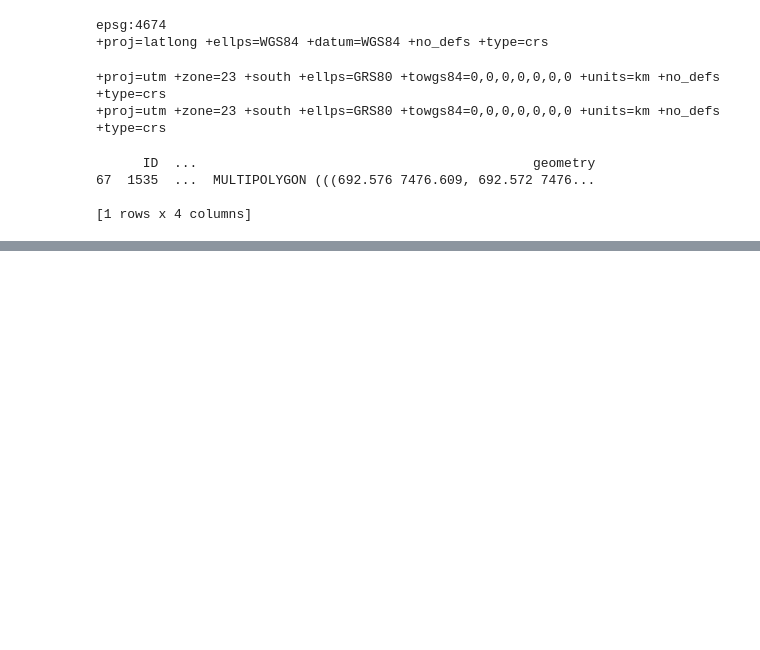
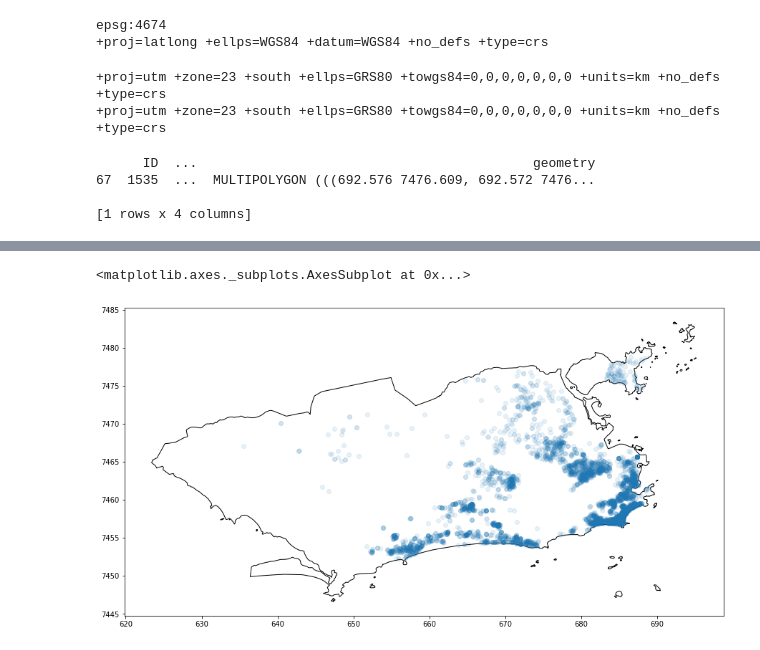
Before and after one commit to Nadyan/dados-geoespaciais, a Jupyter notebook: 2 - Locais no mapa e CRS.ipynb, the cells around one changed output, grey strips where cells are left out. Saved outputs shown, nothing was run; the diff lists cells and outputs as text; code cells hidden in the pictures; blank space fills up the shorter version.

```diff
--- a/2 - Locais no mapa e CRS.ipynb
+++ b/2 - Locais no mapa e CRS.ipynb
@@ -109,0 +165,3 @@ Agora, os dados Geometry não estão mais em Latitude e Longitude, e sim em Km.
+# %%
+esta_dentro = gdf_dados_imoveis['geometry'].within(rj.iloc[0].geometry)
+esta_dentro ## Series mostrando se cada ponto está dentro dos limites do município
@@ -109,0 +181,3 @@ Agora, os dados Geometry não estão mais em Latitude e Longitude, e sim em Km.
+# %%
+gdf_dados_imoveis = gdf_dados_imoveis[esta_dentro] ## Seleção apenas dos pontos dentro do limite do município
+gdf_dados_imoveis
@@ -109,0 +198,6 @@ Agora, os dados Geometry não estão mais em Latitude e Longitude, e sim em Km.
+# %%
+base = rj.plot(color='white', edgecolor='black', figsize=(15,15))
+gdf_dados_imoveis.plot(ax = base, figsize=(15,15), alpha = 0.1)
+# %% [output]
+<matplotlib.axes._subplots.AxesSubplot at 0x...>
+[figure, added]
```
Also changed, not shown: parts of 24 cells of this notebook, 2 other files.
